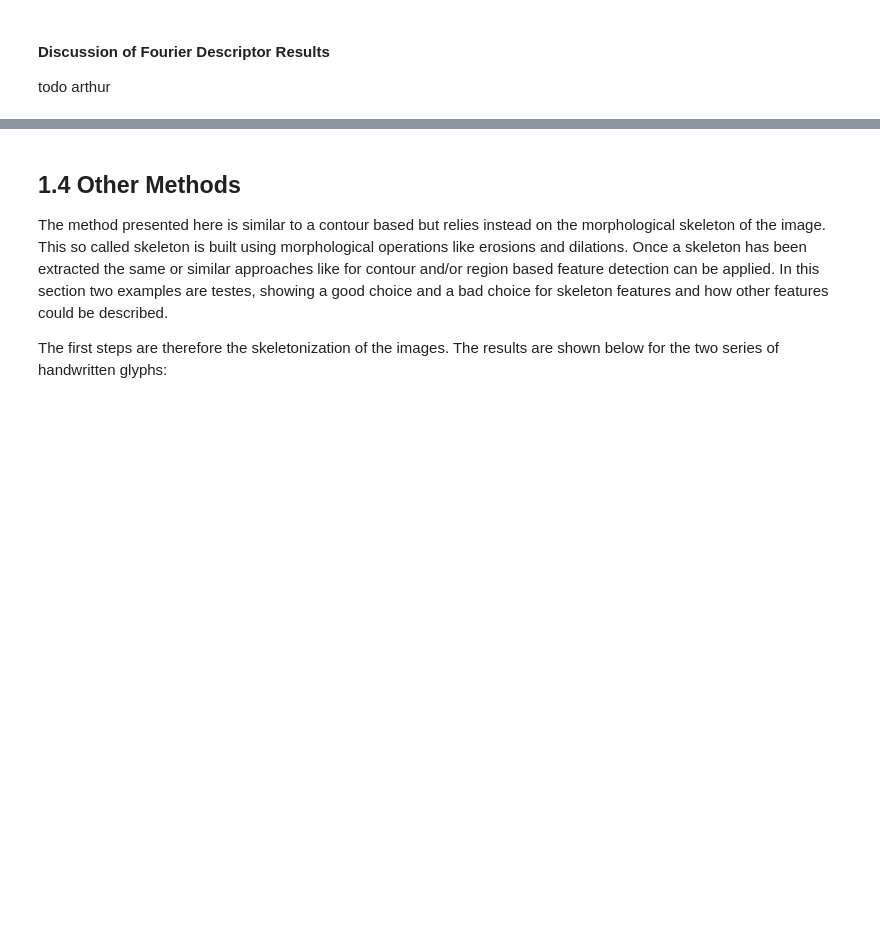
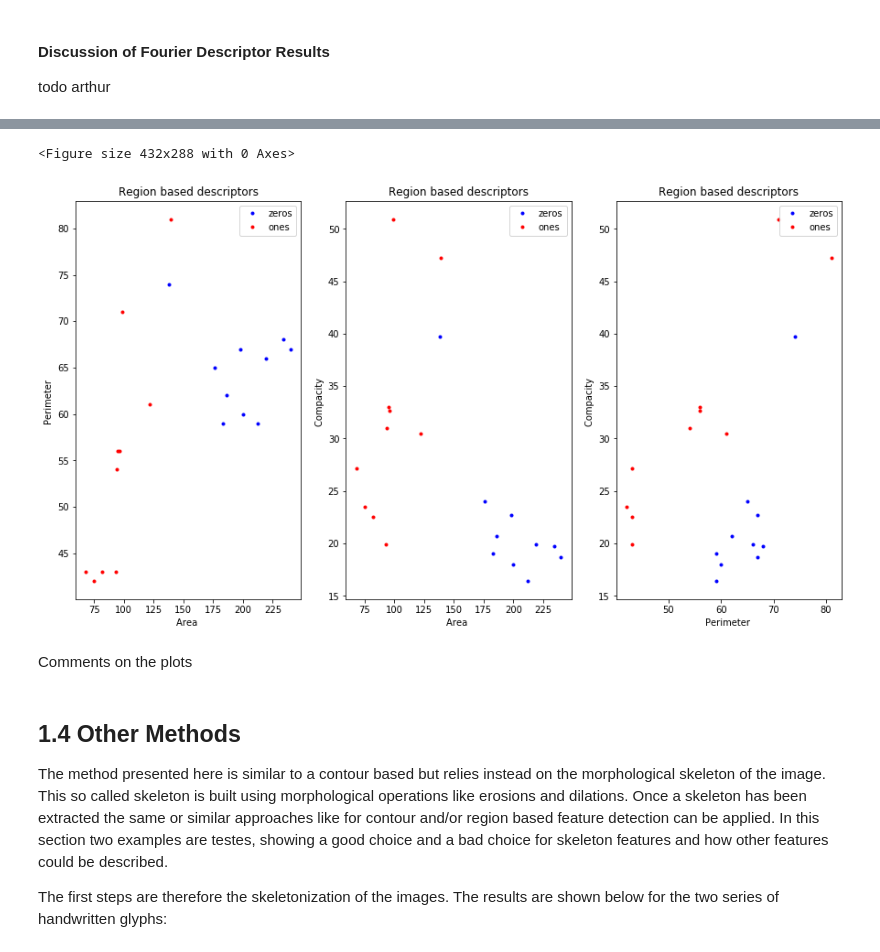
Before and after one commit to arthurBricq/ImageAnalysisLabs, a Jupyter notebook: lab02/lab_02_object_description.ipynb, the cells around one changed output, grey strips where cells are left out. Saved outputs shown, nothing was run; the diff lists cells and outputs as text; code cells hidden in the pictures; blank space fills up the shorter version.

Commit message:
region based
faut que je change quand meme 2 3 trucs

```diff
--- a/lab02/lab_02_object_description.ipynb
+++ b/lab02/lab_02_object_description.ipynb
@@ -267,3 +271,45 @@ todo arthur
+# %%
+##here without moments (commented in lab02_functions)
+param_zeros=imPro.region_based_features(zeros)
+param_ones=imPro.region_based_features(ones)
+# %%
+plt.figure()
+fig, axs = plt.subplots(1,3, figsize = (15,8))
+
+axs[0].plot(param_zeros[:,0], param_zeros[:,1],'.b', label = 'zeros')
+axs[0].plot(param_ones[:,0], param_ones[:,1],'.r', label = 'ones')
+axs[0].set_xlabel('Area ')
+axs[0].set_ylabel('Perimeter ')
+axs[0].set_title('Region based descriptors')
+axs[0].legend()
+
+axs[1].plot(param_zeros[:,0], param_zeros[:,2],'.b', label = 'zeros')
+axs[1].plot(param_ones[:,0], param_ones[:,2],'.r', label = 'ones')
+axs[1].set_xlabel('Area ')
+axs[1].set_ylabel('Compacity ')
+axs[1].set_title('Region based descriptors')
+axs[1].legend()
+
+axs[2].plot(param_zeros[:,1], param_zeros[:,2],'.b', label = 'zeros')
+axs[2].plot(param_ones[:,1], param_ones[:,2],'.r', label = 'ones')
+axs[2].set_xlabel('Perimeter ')
+axs[2].set_ylabel('Compacity ')
+axs[2].set_title('Region based descriptors')
+axs[2].legend()
+
+#axs[3].plot(param_zeros[:,2], param_zeros[:,4],'.b', label = 'zeros')
+#axs[3].plot(param_ones[:,2], param_ones[:,4],'.r', label = 'ones')
+#axs[3].set_xlabel('Compacity ')
+#axs[3].set_ylabel('Standard centered moment ')
+#axs[3].set_title('Region based descriptors')
+#axs[3].legend()
+
+plt.show()
+# %% [output]
+<Figure size 432x288 with 0 Axes>
+[figure, added]
+# %% [markdown]
+Comments on the plots
 # %% [markdown]
 ## 1.4 Other Methods
 The method presented here is similar to a contour based but relies instead on the morphological skeleton of the image. This so called skeleton is built using morphological operations like erosions and dilations. Once a skeleton has been extracted the same or similar approaches like for contour and/or region based feature detection can be applied. In this section two examples are testes, showing a good choice and a bad choice for skeleton features and how other features could be described.
```
Also changed, not shown: parts of 6 cells of this notebook, 2 other files.
